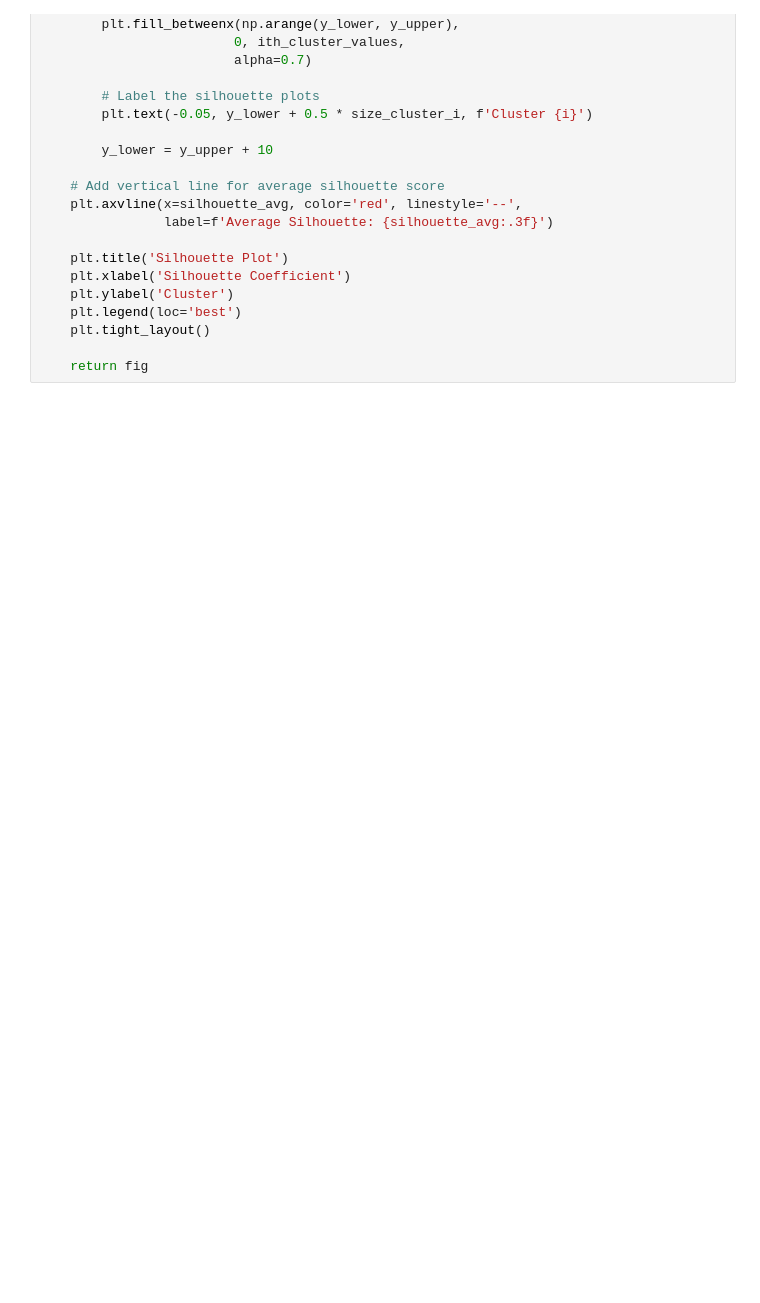
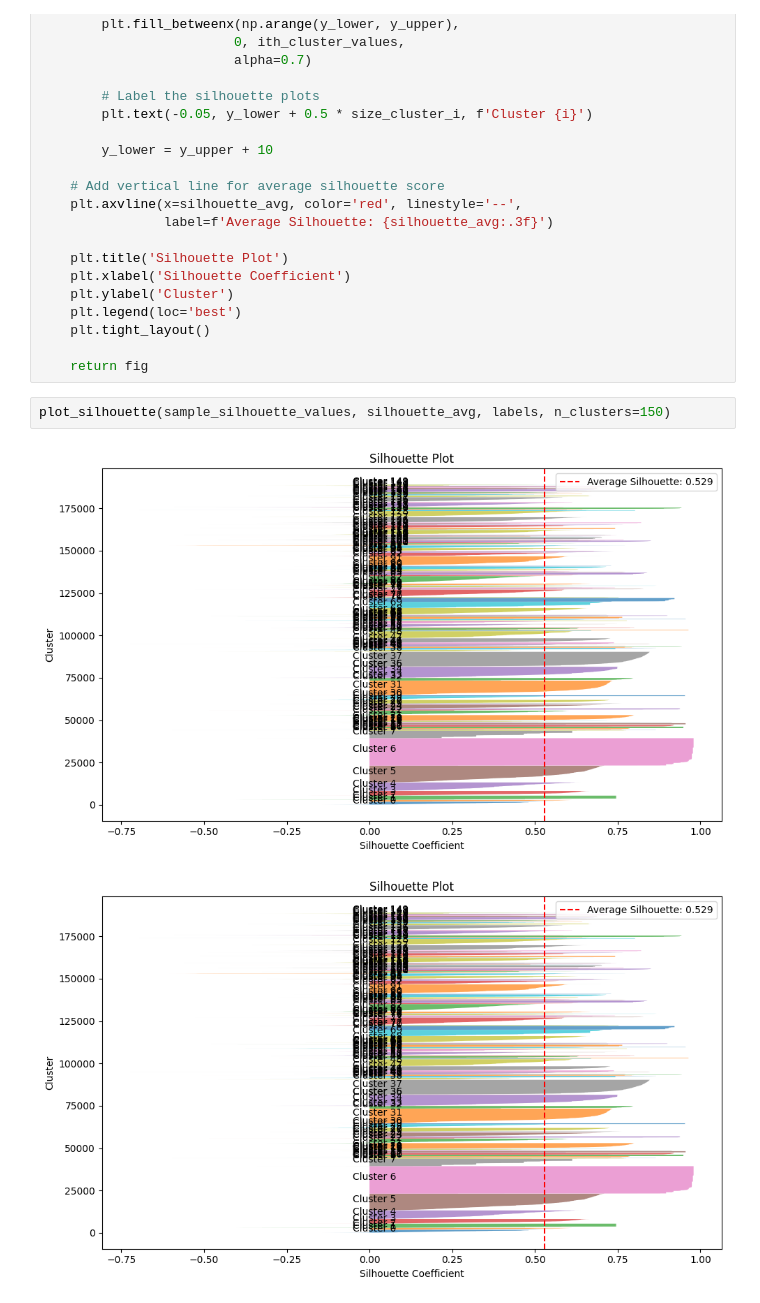
Before and after one commit to sagueso/tourism-analysis, a Jupyter notebook: ber/k-means.ipynb, the cells around one changed output. Saved outputs shown, nothing was run; the diff lists cells and outputs as text; blank space fills up the shorter version.

```diff
--- a/ber/k-means.ipynb
+++ b/ber/k-means.ipynb
@@ -166,6 +243,11 @@ def plot_silhouette(sample_silhouette_values, silhouette_avg, labels, n_clusters
     plt.tight_layout()
 
     return fig
+# %%
+plot_silhouette(sample_silhouette_values, silhouette_avg, labels, n_clusters=150)
+# %% [output]
+[figure, added]
+[figure, added]
 # %%
 plot_silhouette(sample_silhouette_values, silhouette_avg, labels, n_clusters=20)
 # %% [output]
```
Also changed, not shown: parts of 23 cells of this notebook, 1 other file.
